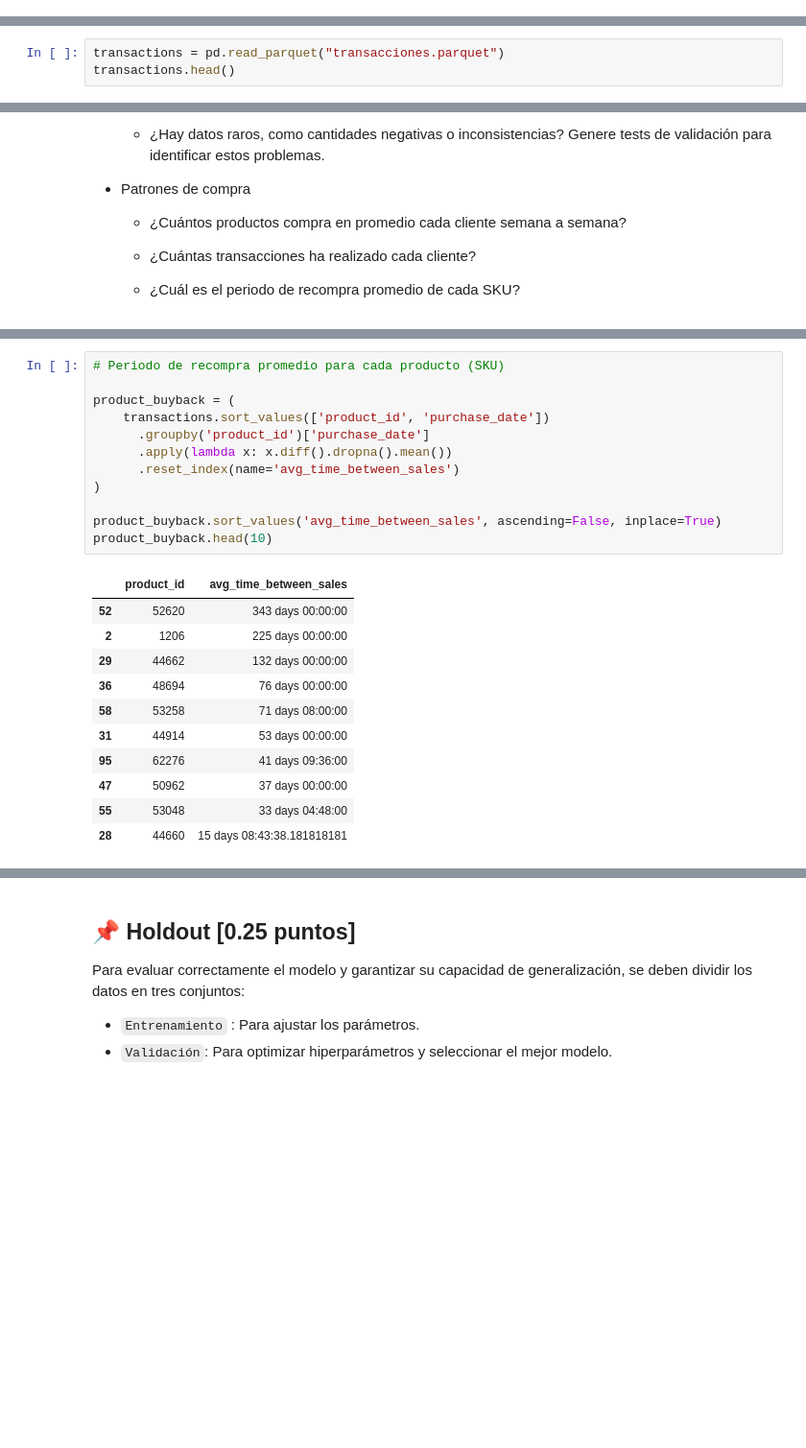
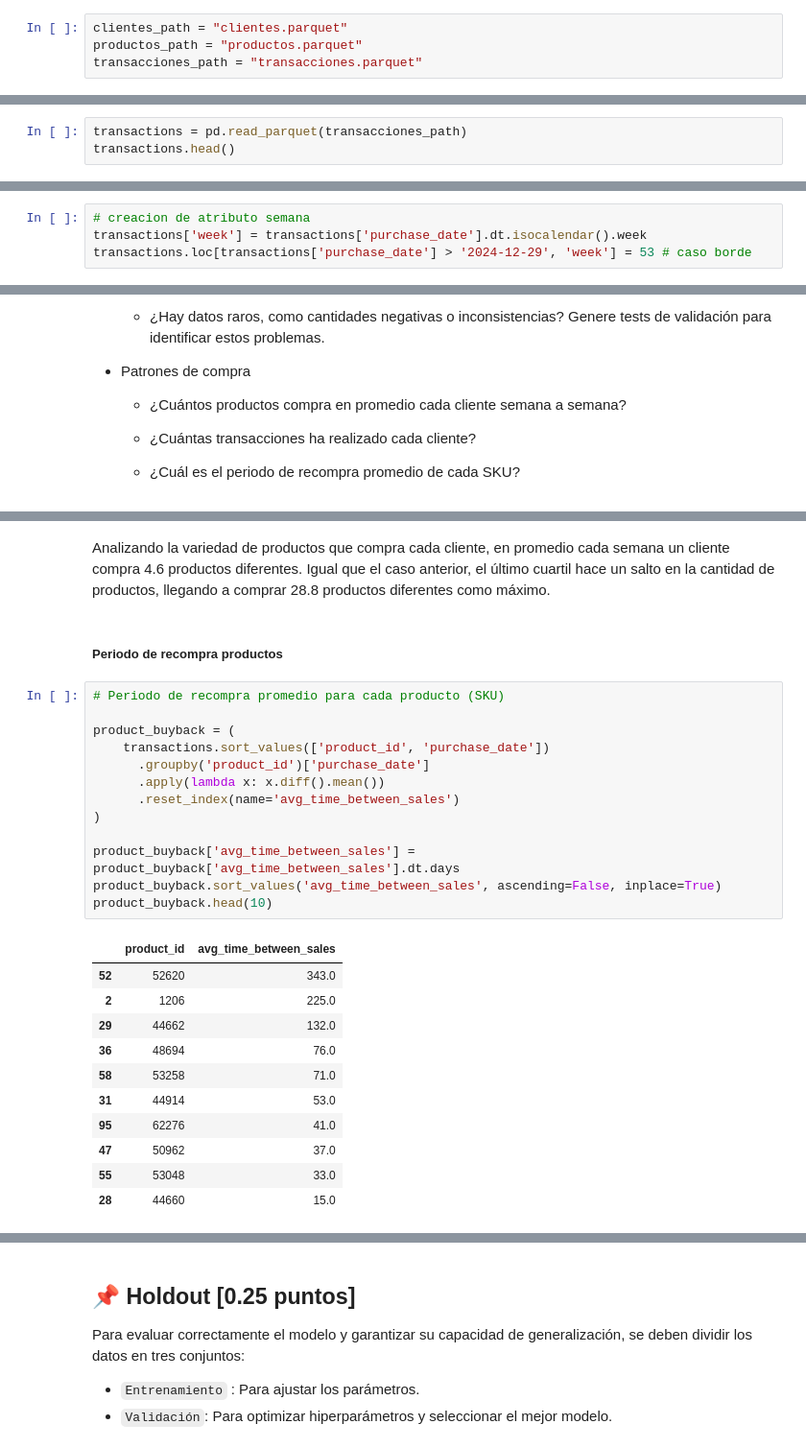
Before and after one commit to RenzoZanca/MDS7202, a Jupyter notebook: Proyecto/entrega_1.ipynb, the cells around one changed output, grey strips where cells are left out. Shown at 96% size. Saved outputs shown, nothing was run; the diff lists cells and outputs as text; blank space fills up the shorter version.

```diff
--- a/Proyecto/entrega_1.ipynb
+++ b/Proyecto/entrega_1.ipynb
@@ -188 +209,5 @@ Todo proceso llevado a cabo debe estar bien documentado y justificado en el info
+# %%
+clientes_path = "clientes.parquet"
+productos_path = "productos.parquet"
+transacciones_path = "transacciones.parquet"
 # %%
@@ -276,7 +374,7 @@ No tenemos valores duplicados
 # %% [markdown]
 ### Transacciones
 # %%
-transactions = pd.read_parquet("transacciones.parquet")
+transactions = pd.read_parquet(transacciones_path)
 transactions.head()
 # %% [output]
 |  | customer_id | product_id | order_id | purchase_date | items |
@@ -365,0 +453,4 @@ TO-DO:
+# %%
+# creacion de atributo semana
+transactions['week'] = transactions['purchase_date'].dt.isocalendar().week
+transactions.loc[transactions['purchase_date'] > '2024-12-29', 'week'] = 53 # caso borde
@@ -529,24 +1118,29 @@ Name: avg_items_per_week, dtype: float64
+# %% [markdown]
+Analizando la variedad de productos que compra cada cliente, en promedio cada semana un cliente compra 4.6 productos diferentes. Igual que el caso anterior, el último cuartil hace un salto en la cantidad de productos, llegando a comprar 28.8 productos diferentes como máximo.
+# %% [markdown]
+##### Periodo de recompra productos
 # %%
 # Periodo de recompra promedio para cada producto (SKU)
 
 product_buyback = (
     transactions.sort_values(['product_id', 'purchase_date'])
       .groupby('product_id')['purchase_date']
-      .apply(lambda x: x.diff().dropna().mean())
+      .apply(lambda x: x.diff().mean())
       .reset_index(name='avg_time_between_sales')
 )
 
+product_buyback['avg_time_between_sales'] = product_buyback['avg_time_between_sales'].dt.days
 product_buyback.sort_values('avg_time_between_sales', ascending=False, inplace=True)
 product_buyback.head(10)
 # %% [output]
 |  | product_id | avg_time_between_sales |
-| 52 | 52620 | 343 days 00:00:00 |
-| 2 | 1206 | 225 days 00:00:00 |
-| 29 | 44662 | 132 days 00:00:00 |
-| 36 | 48694 | 76 days 00:00:00 |
-| 58 | 53258 | 71 days 08:00:00 |
-| 31 | 44914 | 53 days 00:00:00 |
-| 95 | 62276 | 41 days 09:36:00 |
-| 47 | 50962 | 37 days 00:00:00 |
-| 55 | 53048 | 33 days 04:48:00 |
-| 28 | 44660 | 15 days 08:43:38.181818181 |
+| 52 | 52620 | 343.0 |
+| 2 | 1206 | 225.0 |
+| 29 | 44662 | 132.0 |
+| 36 | 48694 | 76.0 |
+| 58 | 53258 | 71.0 |
+| 31 | 44914 | 53.0 |
+| 95 | 62276 | 41.0 |
+| 47 | 50962 | 37.0 |
+| 55 | 53048 | 33.0 |
+| 28 | 44660 | 15.0 |
```
Also changed, not shown: parts of 118 cells of this notebook.
